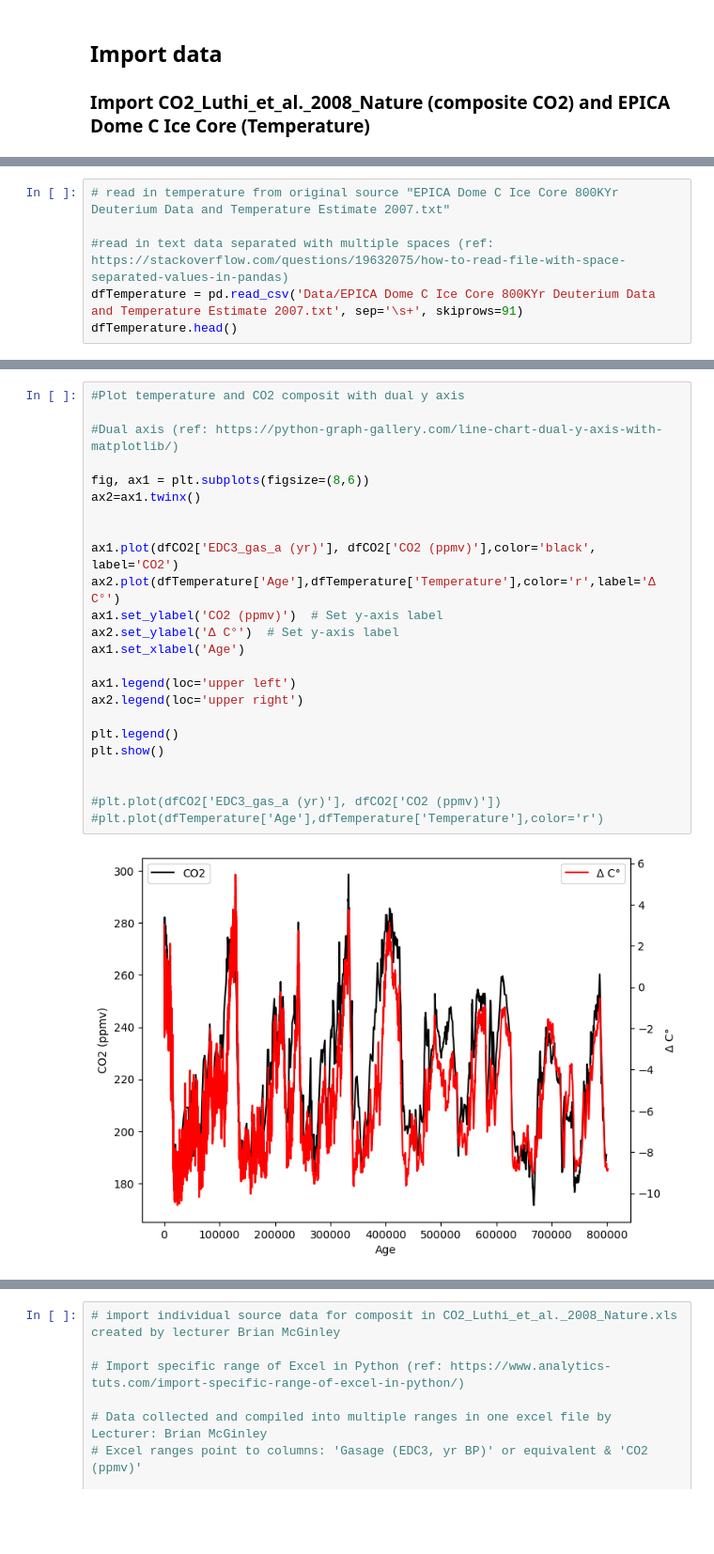
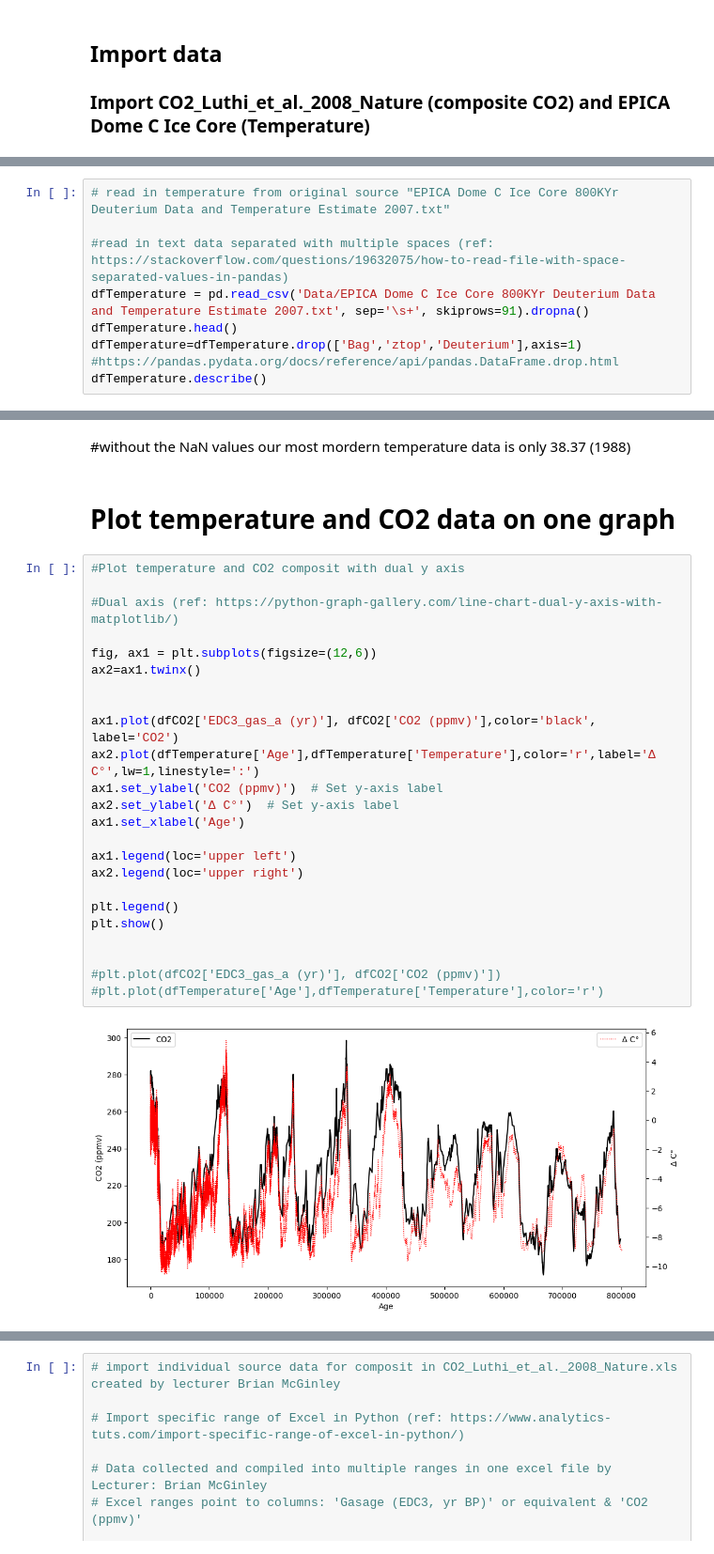
Before and after one commit to noyo0/ProgrammingForDataAnalysis_Project2, a Jupyter notebook: Project2/Project2.ipynb, the cells around one changed output, grey strips where cells are left out. Shown at 94% size. Saved outputs shown, nothing was run; the diff lists cells and outputs as text; blank space fills up the shorter version.

```diff
--- a/Project2/Project2.ipynb
+++ b/Project2/Project2.ipynb
@@ -77,6 +77,8 @@ plt.plot(dfCO2['EDC3_gas_a (yr)'], dfCO2['CO2 (ppmv)'])
 # read in temperature from original source "EPICA Dome C Ice Core 800KYr Deuterium Data and Temperature Estimate 2007.txt"
 
 #read in text data separated with multiple spaces (ref: https://stackoverflow.com/questions/19632075/how-to-read-file-with-space-separated-values-in-pandas)
-dfTemperature = pd.read_csv('Data/EPICA Dome C Ice Core 800KYr Deuterium Data and Temperature Estimate 2007.txt', sep='\s+', skiprows=91)
+dfTemperature = pd.read_csv('Data/EPICA Dome C Ice Core 800KYr Deuterium Data and Temperature Estimate 2007.txt', sep='\s+', skiprows=91).dropna()
 dfTemperature.head()
+dfTemperature=dfTemperature.drop(['Bag','ztop','Deuterium'],axis=1) #https://pandas.pydata.org/docs/reference/api/pandas.DataFrame.drop.html
+dfTemperature.describe()
 # %% [output]
@@ -99,26 +94,30 @@ plt.plot(dfTemperature['Age'],dfTemperature['Temperature'])
+# %% [markdown]
+#without the NaN values our most mordern temperature data is only 38.37 (1988)
+# %% [markdown]
+# Plot temperature and CO2 data on one graph
 # %%
 #Plot temperature and CO2 composit with dual y axis
 
 #Dual axis (ref: https://python-graph-gallery.com/line-chart-dual-y-axis-with-matplotlib/)
 
-fig, ax1 = plt.subplots(figsize=(8,6))
+fig, ax1 = plt.subplots(figsize=(12,6))
 ax2=ax1.twinx()
 
 
 ax1.plot(dfCO2['EDC3_gas_a (yr)'], dfCO2['CO2 (ppmv)'],color='black', label='CO2')
-ax2.plot(dfTemperature['Age'],dfTemperature['Temperature'],color='r',label='Δ C°')
+ax2.plot(dfTemperature['Age'],dfTemperature['Temperature'],color='r',label='Δ C°',lw=1,linestyle=':')
 ax1.set_ylabel('CO2 (ppmv)')  # Set y-axis label
 ax2.set_ylabel('Δ C°')  # Set y-axis label
 ax1.set_xlabel('Age')
 
 ax1.legend(loc='upper left')
 ax2.legend(loc='upper right')
 
 plt.legend()
 plt.show()
 
 
 #plt.plot(dfCO2['EDC3_gas_a (yr)'], dfCO2['CO2 (ppmv)'])
 #plt.plot(dfTemperature['Age'],dfTemperature['Temperature'],color='r')
 # %% [output]
-[figure, old version]
+[figure, new version]
```
Also changed, not shown: parts of 30 cells of this notebook, 1 other file.
